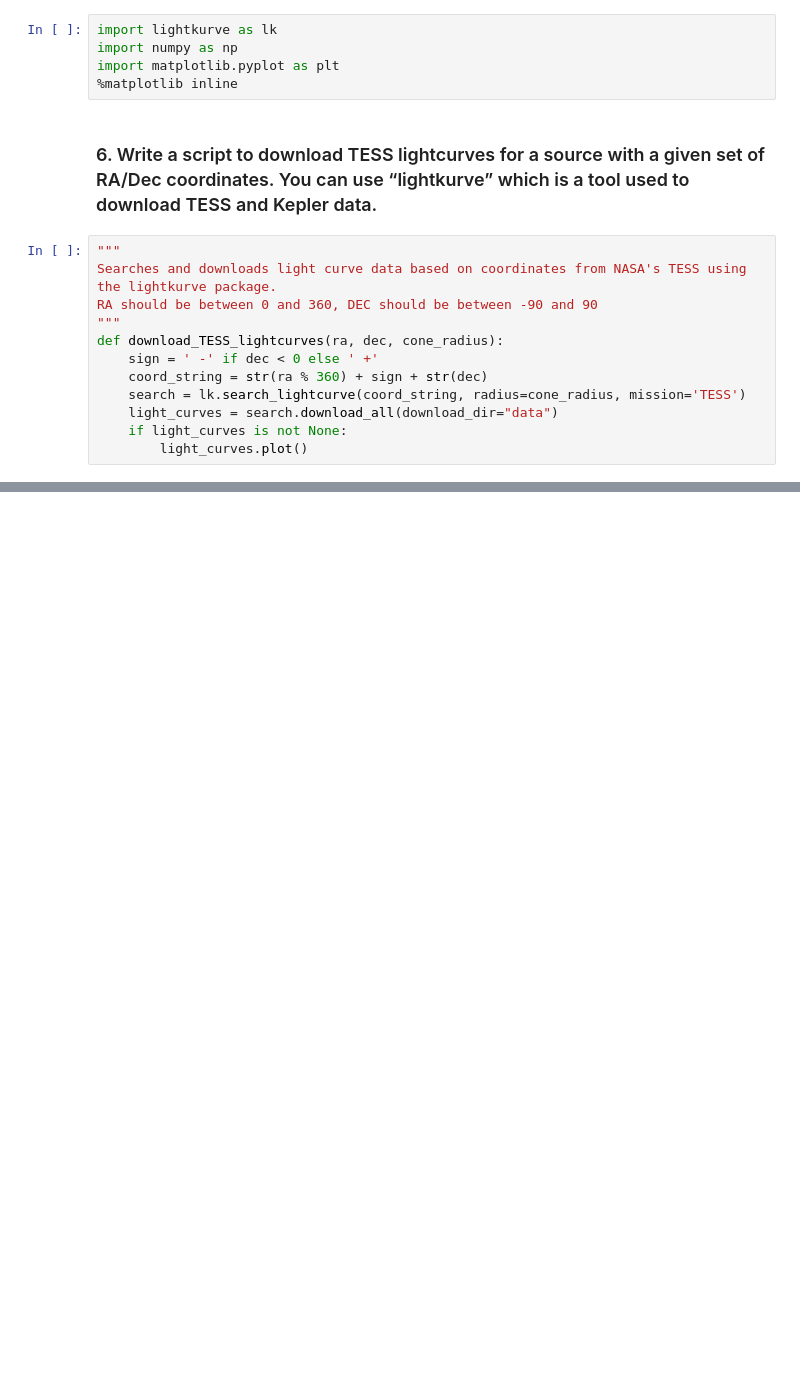
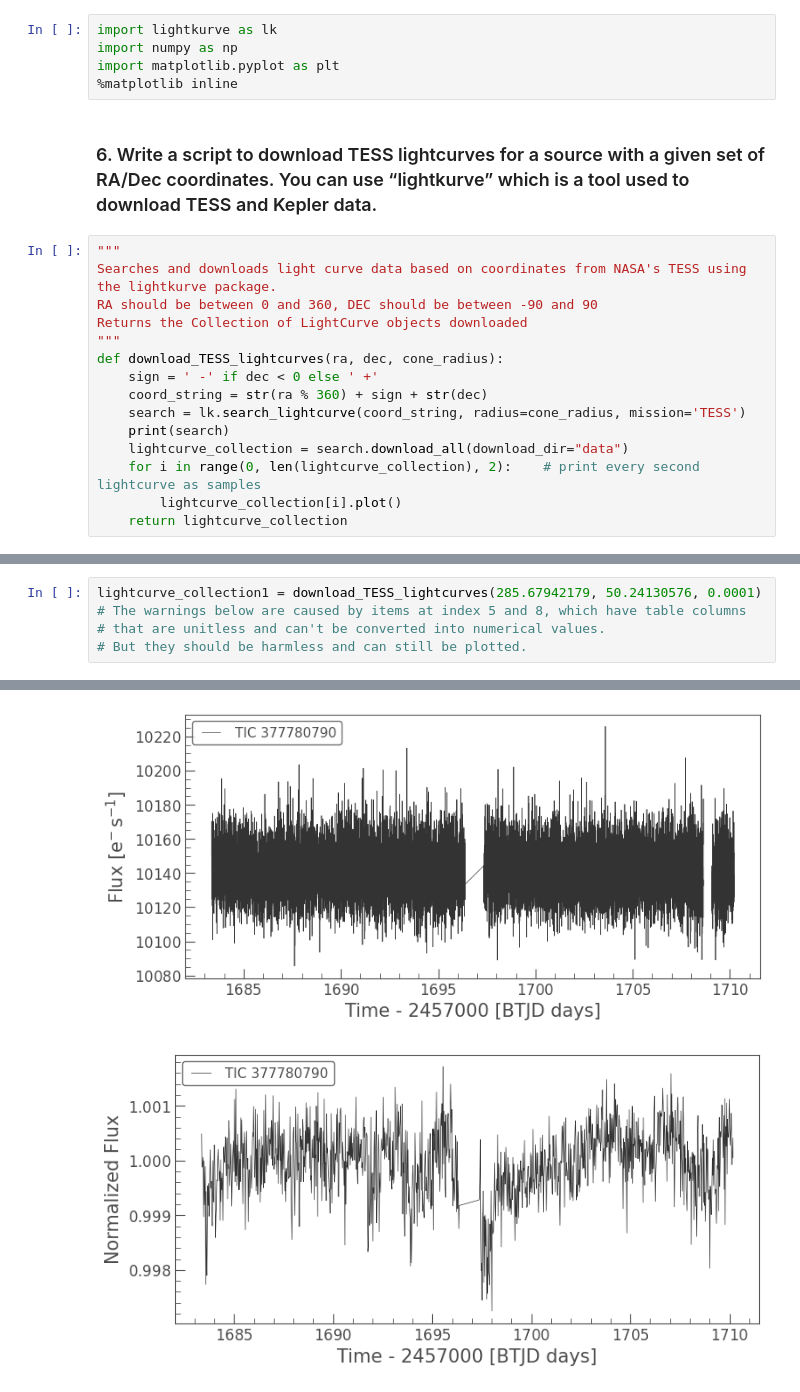
Before and after one commit to felixzhu555/AstroSoftware, a Jupyter notebook: TESS lightcurves.ipynb, the cells around one changed output, grey strips where cells are left out. Cells and saved outputs as stored; diff of their text form; blank space fills up the shorter version.

```diff
--- a/TESS lightcurves.ipynb
+++ b/TESS lightcurves.ipynb
@@ -9,11 +9,14 @@ import matplotlib.pyplot as plt
 """
 Searches and downloads light curve data based on coordinates from NASA's TESS using the lightkurve package.
 RA should be between 0 and 360, DEC should be between -90 and 90
+Returns the Collection of LightCurve objects downloaded
 """
 def download_TESS_lightcurves(ra, dec, cone_radius):
     sign = ' -' if dec < 0 else ' +'
     coord_string = str(ra % 360) + sign + str(dec)
     search = lk.search_lightcurve(coord_string, radius=cone_radius, mission='TESS')
-    light_curves = search.download_all(download_dir="data")
-    if light_curves is not None:
-        light_curves.plot()
+    print(search)
+    lightcurve_collection = search.download_all(download_dir="data")
+    for i in range(0, len(lightcurve_collection), 2):    # print every second lightcurve as samples
+        lightcurve_collection[i].plot()
+    return lightcurve_collection
@@ -43,0 +23,6 @@ TypeError('The value must be a valid Python or Numpy numeric type.') [astropy.ta
+# %%
+lightcurve_collection1 = download_TESS_lightcurves(285.67942179, 50.24130576, 0.0001)
+# The warnings below are caused by items at index 5 and 8, which have table columns
+# that are unitless and can't be converted into numerical values.
+# But they should be harmless and can still be plotted.
+# %% [output]
@@ -43,0 +66,2 @@ TypeError('The value must be a valid Python or Numpy numeric type.') [astropy.ta
+[figure, added]
+[figure, added]
```
Also changed, not shown: parts of 9 cells of this notebook.
